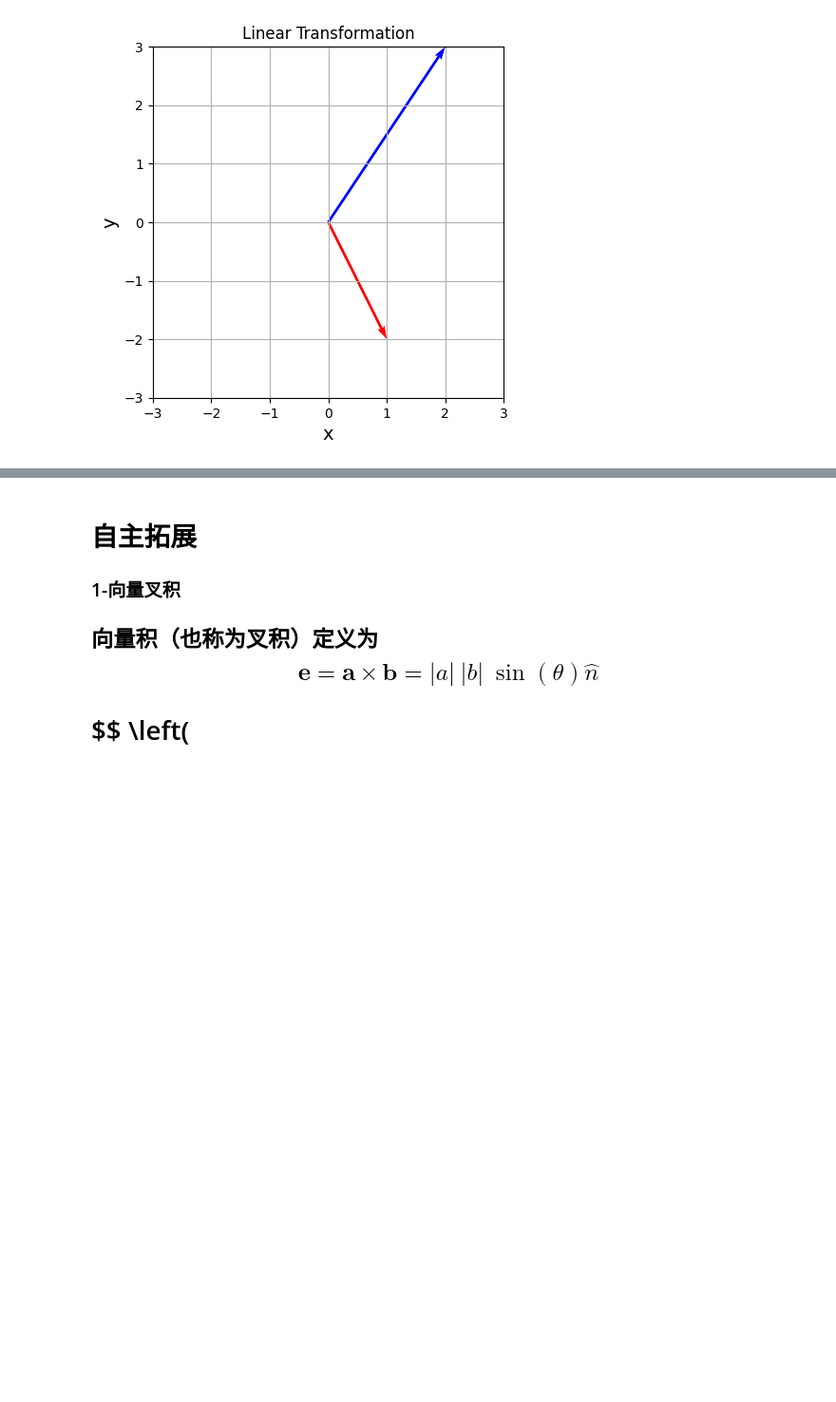
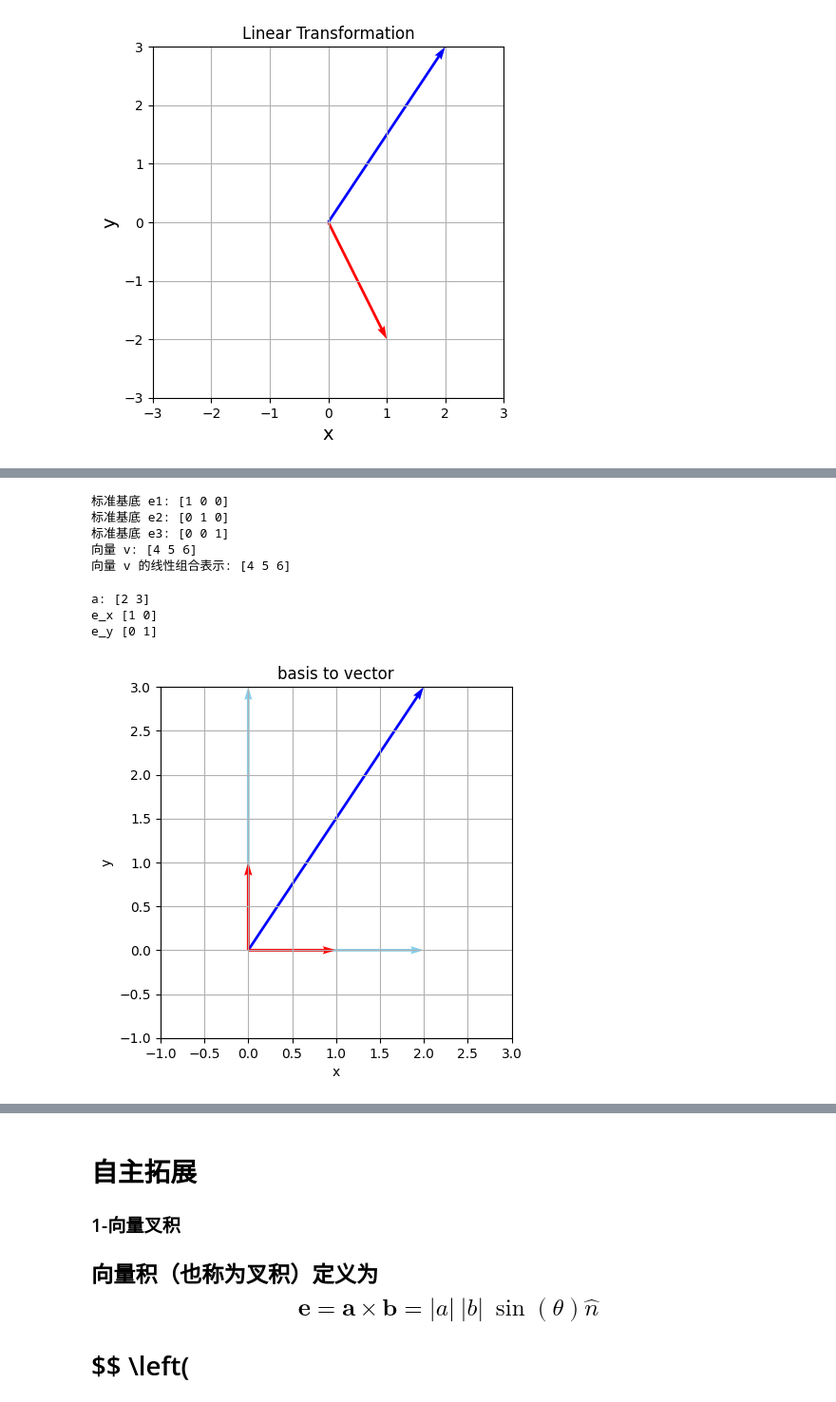
Before and after one commit to ColumbusK/Math, a Jupyter notebook: Algebra代数/线性代数基础.ipynb, the cells around one changed output, grey strips where cells are left out. Shown at 95% size. Saved outputs shown, nothing was run; the diff lists cells and outputs as text; code cells hidden in the pictures; blank space fills up the shorter version.

Commit message:
feat: 标准基底 basis vector

```diff
--- a/Algebra代数/线性代数基础.ipynb
+++ b/Algebra代数/线性代数基础.ipynb
@@ -1084,0 +1176,75 @@ plt.show()
+# %%
+
+import numpy as np
+
+# 定义标准基底向量
+e1 = np.array([1, 0, 0])
+e2 = np.array([0, 1, 0])
+e3 = np.array([0, 0, 1])
+
+# 生成一个向量
+v = np.array([4, 5, 6])
+
+# 使用标准基底表示向量
+v_as_combination = 4 * e1 + 5 * e2 + 6 * e3
+
+print("标准基底 e1:", e1)
+print("标准基底 e2:", e2)
+print("标准基底 e3:", e3)
+print("向量 v:", v)
+print("向量 v 的线性组合表示:", v_as_combination)
+# %% [output]
+标准基底 e1: [1 0 0]
+标准基底 e2: [0 1 0]
+标准基底 e3: [0 0 1]
+向量 v: [4 5 6]
+向量 v 的线性组合表示: [4 5 6]
+# %%
+# 绘制向量与标准基底的图像
+%matplotlib inline
+
+import numpy as np
+import matplotlib.pyplot as plt
+
+# 定义绘制箭头的函数
+def arrow(start, end, color):
+    plt.quiver(start[0], start[1], end[0], end[1], angles='xy', scale_units='xy', scale=1, color=color)
+
+
+a = np.array([2, 3])
+# 基底向量
+e_x = np.array([1,0])
+e_y = np.array([0,1])
+
+print("a:", a)
+print("e_x", e_x)
+print("e_y", e_y)
+
+# 原点
+s = np.array([0,0])
+
+# 绘制原始向量和变换后的向量
+
+arrow(s, e_x*a[0], color="skyblue")
+arrow(s, e_y*a[1], color="skyblue")
+arrow(s, a, color="blue")
+arrow(s, e_x, color="red")
+arrow(s, e_y, color="red")
+
+
+
+
+# 设置图形参数
+plt.xlim([-1, 3])
+plt.ylim([-1, 3])
+plt.xlabel("x", size=10)
+plt.ylabel("y", size=10)
+plt.grid()
+plt.gca().set_aspect('equal')  # 令纵横比一致
+plt.title("basis to vector")
+plt.show()
+# %% [output]
+a: [2 3]
+e_x [1 0]
+e_y [0 1]
+[figure, added]
```
Also changed, not shown: parts of 5 cells of this notebook, 2 other files.
